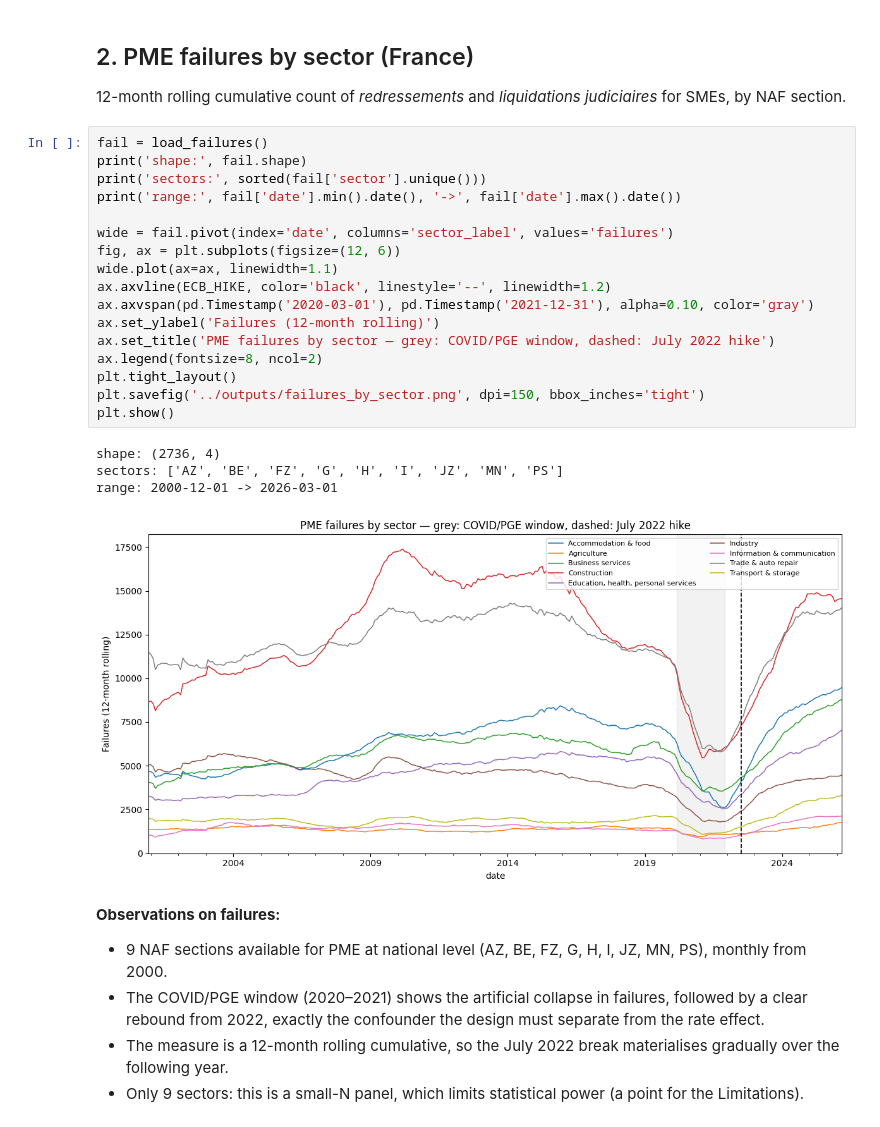
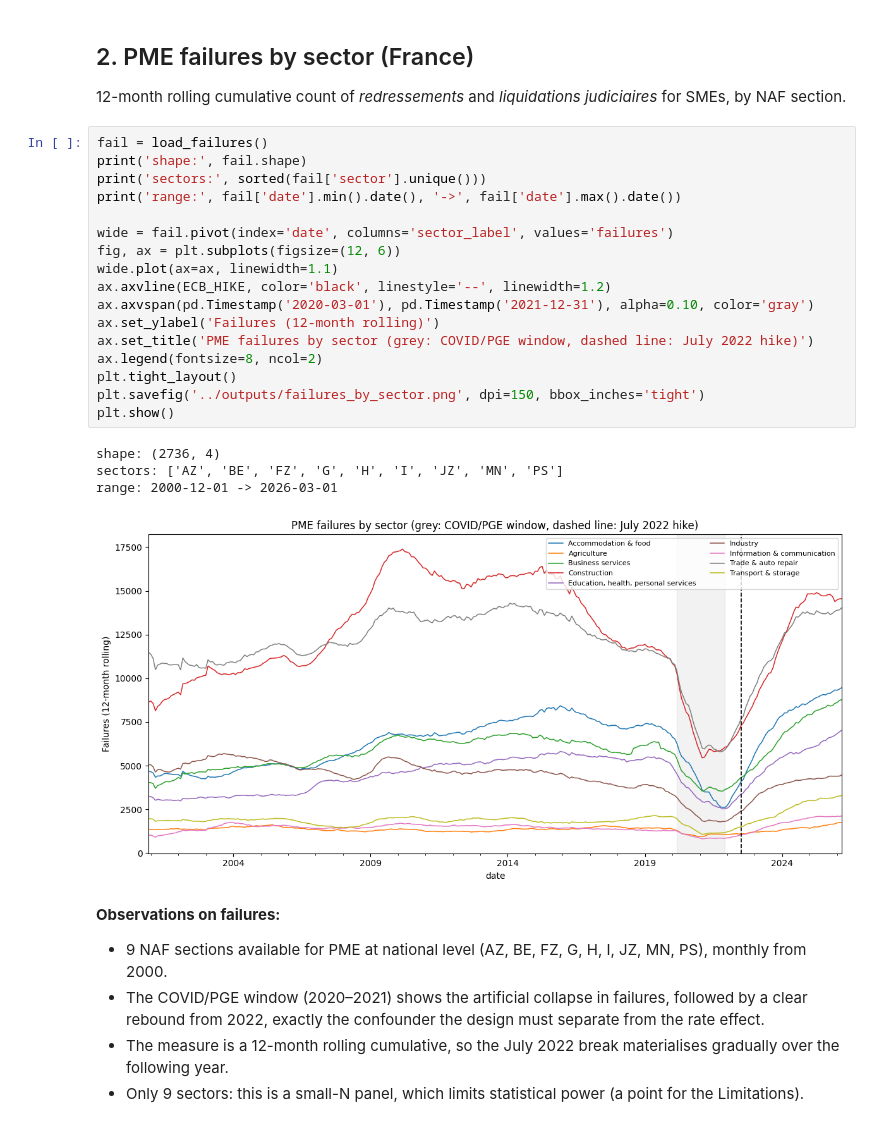
Before and after one commit to nilsgdc/ecb-rate-shock-sme-failures, a Jupyter notebook: notebooks/01_exploration.ipynb, the cells around one changed output. Cells and saved outputs as stored; diff of their text form.

Commit message:
Fix punctuation in titles and captions

```diff
--- a/notebooks/01_exploration.ipynb
+++ b/notebooks/01_exploration.ipynb
@@ -55,25 +55,25 @@ plt.show()
 # %%
 fail = load_failures()
 print('shape:', fail.shape)
 print('sectors:', sorted(fail['sector'].unique()))
 print('range:', fail['date'].min().date(), '->', fail['date'].max().date())
 
 wide = fail.pivot(index='date', columns='sector_label', values='failures')
 fig, ax = plt.subplots(figsize=(12, 6))
 wide.plot(ax=ax, linewidth=1.1)
 ax.axvline(ECB_HIKE, color='black', linestyle='--', linewidth=1.2)
 ax.axvspan(pd.Timestamp('2020-03-01'), pd.Timestamp('2021-12-31'), alpha=0.10, color='gray')
 ax.set_ylabel('Failures (12-month rolling)')
-ax.set_title('PME failures by sector — grey: COVID/PGE window, dashed: July 2022 hike')
+ax.set_title('PME failures by sector (grey: COVID/PGE window, dashed line: July 2022 hike)')
 ax.legend(fontsize=8, ncol=2)
 plt.tight_layout()
 plt.savefig('../outputs/failures_by_sector.png', dpi=150, bbox_inches='tight')
 plt.show()
 # %% [output]
 shape: (2736, 4)
 sectors: ['AZ', 'BE', 'FZ', 'G', 'H', 'I', 'JZ', 'MN', 'PS']
 range: 2000-12-01 -> 2026-03-01
-[figure, old version]
+[figure, new version]
 # %% [markdown]
 **Observations on failures:**
 - 9 NAF sections available for PME at national level (AZ, BE, FZ, G, H, I, JZ, MN, PS), monthly from 2000.
```
Also changed, not shown: parts of 2 cells of this notebook, 8 other files.
